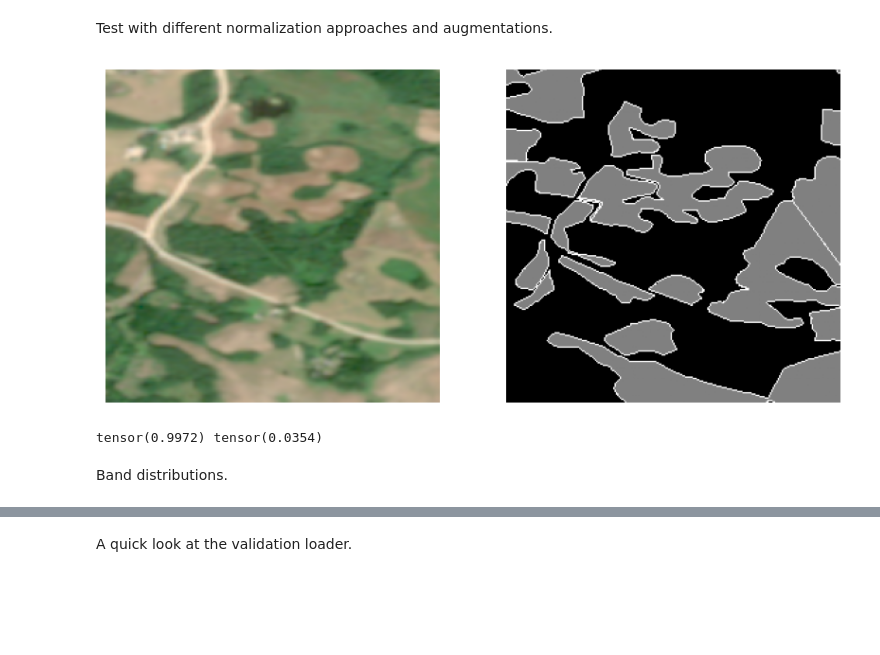
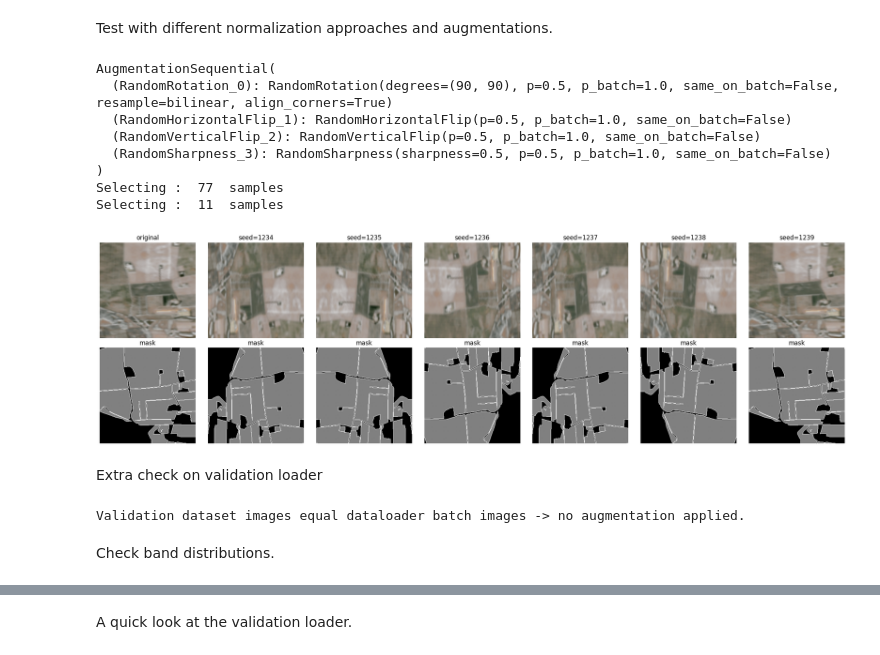
Before and after one commit to agroimpacts/ftw-mappingafrica-integration, a Jupyter notebook: notebooks/data-modules.ipynb, the cells around one changed output, grey strips where cells are left out. Saved outputs shown, nothing was run; the diff lists cells and outputs as text; code cells hidden in the pictures; blank space fills up the shorter version.

```diff
--- a/notebooks/data-modules.ipynb
+++ b/notebooks/data-modules.ipynb
@@ -38,18 +38,19 @@ kwargs = {
     "catalog": "../data/toycat.csv",
     "data_dir": "/Users/LEstes/data/labels/cropland/",
     "img_clip_val": 0,
-    # "normalization_strategy": "z_value",
-    "normalization_strategy": "min_max",
+    "normalization_strategy": "z_value",
+    # "normalization_strategy": "min_max",
     # "normalization_stat_procedure": "lpb"
-    "normalization_stat_procedure": "lab"
+    # "normalization_stat_procedure": "lab"
     # "normalization_stat_procedure": "gab",
-    # "normalization_stat_procedure": "gpb",
-    # "global_stats": {"mean": [0,0,0,0], "std": [3000,3000,3000,3000]},
+    "normalization_stat_procedure": "gpb",
+    "global_stats": {"mean": [0,0,0,0], "std": [3000,3000,3000,3000]},
     # "global_stats": {"mean": 0, "std": 3000},
     # "nodata": [41303, 65535],  # nodata values to ignore in the imagery
 }
 dm = FTWMapAfricaDataModule(
     temporal_options = "windowB",
+    num_workers=1,
     # aug_list = ["rotation", "hflip", "vflip", "sharpness",
     #             # "gaussian_noise",
     #             "gamma",
@@ -57,7 +58,7 @@ dm = FTWMapAfricaDataModule(
     #             "contrast",
     #             "rescale",
     #             "satslidemix"],
-    # aug_list = ["rotation", "hflip", "vflip", "sharpness"],  # FTW augs
+    aug_list = ["rotation", "hflip", "vflip", "sharpness"],  # FTW augs
     # aug_list = ["rotation", "hflip", "vflip"],  # FTW augs
     # aug_list=["rotation"],  # augmentations to apply
     # aug_list=["hflip"],
@@ -68,21 +69,41 @@ dm = FTWMapAfricaDataModule(
     # aug_list=["contrast"],
     # aug_list=["rescale"],
     # aug_list=["satslidemix"],
-    aug_list = ["rotation", "hflip", "vflip", "sharpness",
-                "gamma",
-                "brightness",
-                "contrast",
-                "rescale"],
+    # aug_list = ["rotation", "hflip", "vflip", "sharpness",
+    #             "gamma",
+    #             "brightness",
+    #             "contrast",
+    #             "rescale"],
     **kwargs
 )
 dm.setup("fit")
+# %% [output]
+AugmentationSequential(
+  (RandomRotation_0): RandomRotation(degrees=(90, 90), p=0.5, p_batch=1.0, same_on_batch=False, resample=bilinear, align_corners=True)
+  (RandomHorizontalFlip_1): RandomHorizontalFlip(p=0.5, p_batch=1.0, same_on_batch=False)
+  (RandomVerticalFlip_2): RandomVerticalFlip(p=0.5, p_batch=1.0, same_on_batch=False)
+  (RandomSharpness_3): RandomSharpness(sharpness=0.5, p=0.5, p_batch=1.0, same_on_batch=False)
+)
+Selecting :  77  samples
+Selecting :  11  samples
-# %%
-sample = dm.train_dataset[0]
-fig = dm.train_dataset.plot(sample)  # Plot the augmented sample
-plt.show()
-print(sample["image"].max(), sample["image"].min())
-# %% [output]
-[figure, removed]
-tensor(0.9972) tensor(0.0354)
+# %%
+show_augmented_variants(datamodule=dm, dataset="train", index=5);
+# show_augmented_variants(datamodule=dm, dataset="validate", index=0);
+# %% [output]
+[figure, added]
+# %% [markdown]
+Extra check on validation loader
+# %%
+sample = dm.val_dataset[0]
+batch = next(iter(dm.val_dataloader()))
+# dataloader collates scalars/strings into lists; for tensor compare the first item
+assert torch.equal(sample["image"], batch["image"][0]), \
+    "Validation image was altered by dataloader"
+assert torch.equal(sample["mask"], batch["mask"][0]), \
+    "Validation mask was altered by dataloader"
+print(f"Validation dataset images equal dataloader batch images " \
+      "-> no augmentation applied.")
+# %% [output]
+Validation dataset images equal dataloader batch images -> no augmentation applied.
 # %% [markdown]
-Band distributions.
+Check band distributions.
```
Also changed, not shown: parts of 7 cells of this notebook, 7 other files.
